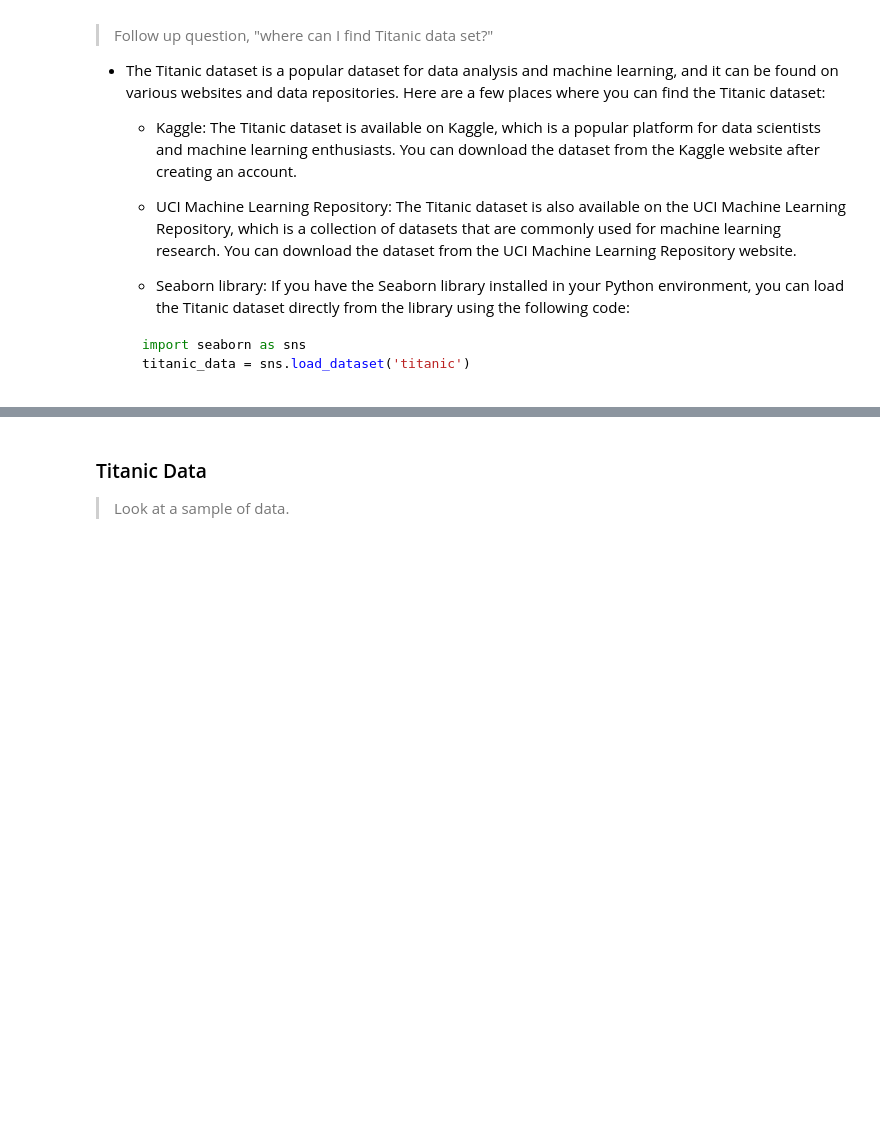
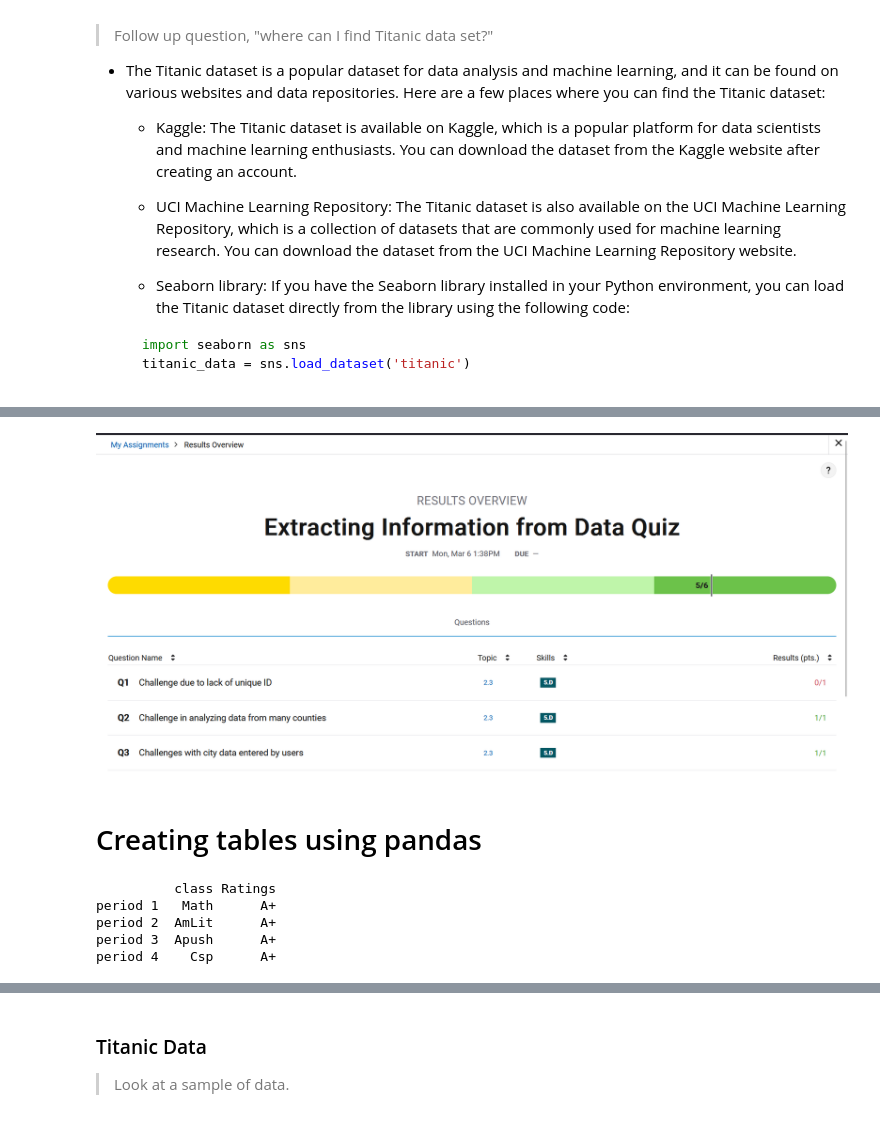
Before and after one commit to ahadb63/ahadsblog, a Jupyter notebook: _notebooks/2023-03-12-AP-unit2-3.ipynb, the cells around one changed output, grey strips where cells are left out. Cells and saved outputs as stored; diff of their text form; code cells hidden in the pictures; blank space fills up the shorter version.

```diff
--- a/_notebooks/2023-03-12-AP-unit2-3.ipynb
+++ b/_notebooks/2023-03-12-AP-unit2-3.ipynb
@@ -342,0 +348,46 @@ fetch()
+# %%
+from IPython.display import Image, display
+from pathlib import Path  # https://medium.com/@ageitgey/python-3-quick-tip-the-easy-way-to-deal-with-file-paths-on-windows-mac-and-linux-11a072b58d5f
+
+# prepares a series of images
+def image_data(path=Path("images/"), images=None):  # path of static images is defaulted
+    if images is None:  # default image
+        images = [
+            {'source': "College Board", 'label': "Data Compression", 'file': "EIFDQ.png"},
+
+        ]
+    for image in images:
+        # File to open
+        image['filename'] = path / image['file']  # file with path
+    return images
+
+def image_display(images):
+    for image in images:
+        display(Image(filename=image['filename']))
+
+
+# Run this as standalone tester to see sample data printed in Jupyter terminal
+if __name__ == "__main__":
+
+
+    # display default images from image_data()
+    default_images = image_data()
+    image_display(default_images)
+# %% [output]
+[figure, added]
+# %% [markdown]
+# Creating tables using pandas
+# %%
+import pandas as pd
+
+data = {'class':['Math', 'AmLit', 'Apush', 'Csp'], 'Ratings':['A+', 'A+', 'A+', 'A+']}
+
+df = pd.DataFrame(data, index =['period 1', 'period 2', 'period 3', 'period 4'])
+
+print(df)
+# %% [output]
+          class Ratings
+period 1   Math      A+
+period 2  AmLit      A+
+period 3  Apush      A+
+period 4    Csp      A+
```
Also changed, not shown: parts of 4 cells of this notebook, 4 other files.
